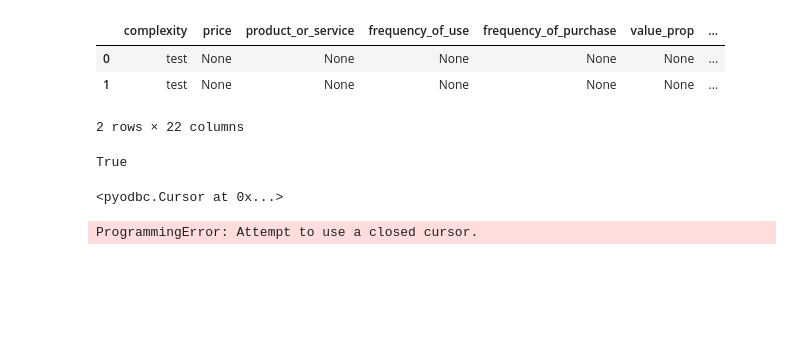
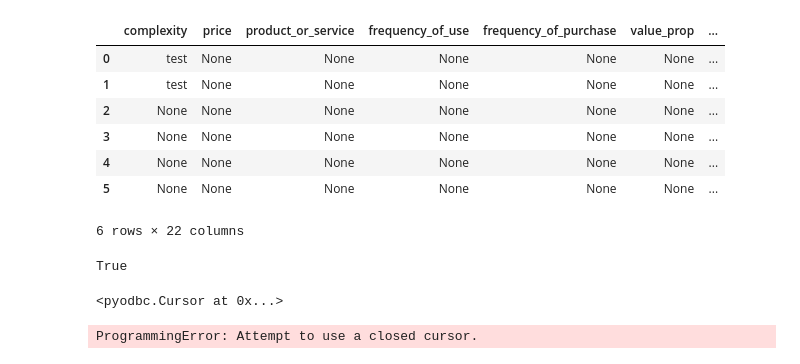
Before and after one commit to tristan-kenneth-tarpley/marketr, a Jupyter notebook: analysis.ipynb, the cells around one changed output. Saved outputs shown, nothing was run; the diff lists cells and outputs as text; code cells hidden in the pictures; blank space fills up the shorter version.

```diff
--- a/analysis.ipynb
+++ b/analysis.ipynb
@@ -108,12 +82,16 @@ cursor.close()
 # %%
 df = sql_to_df('select * from dbo.product_list')
 # %%
-df.head()
+df.head(20)
 # %% [output]
 |  | complexity | price | product_or_service | frequency_of_use | frequency_of_purchase | value_prop | ... |
 | 0 | test | None | None | None | None | None | ... |
 | 1 | test | None | None | None | None | None | ... |
+| 2 | None | None | None | None | None | None | ... |
+| 3 | None | None | None | None | None | None | ... |
+| 4 | None | None | None | None | None | None | ... |
+| 5 | None | None | None | None | None | None | ... |
-2 rows × 22 columns
+6 rows × 22 columns
 # %%
 result = sql_to_df("SELECT * from dbo.customers WHERE email = 'test@test.com' AND password = 'test'")
 if result['id'][0] != None:
```
Also changed, not shown: parts of 9 cells of this notebook, 4 other files.
